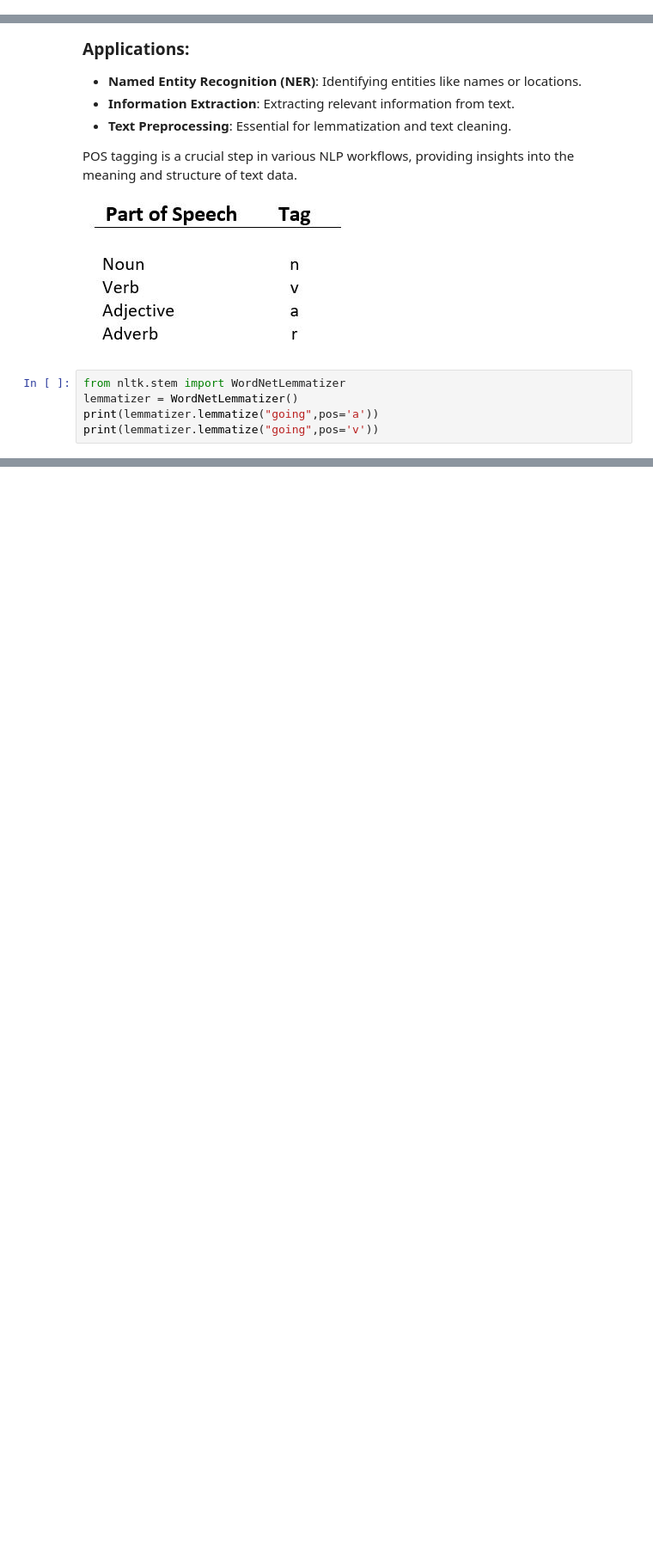
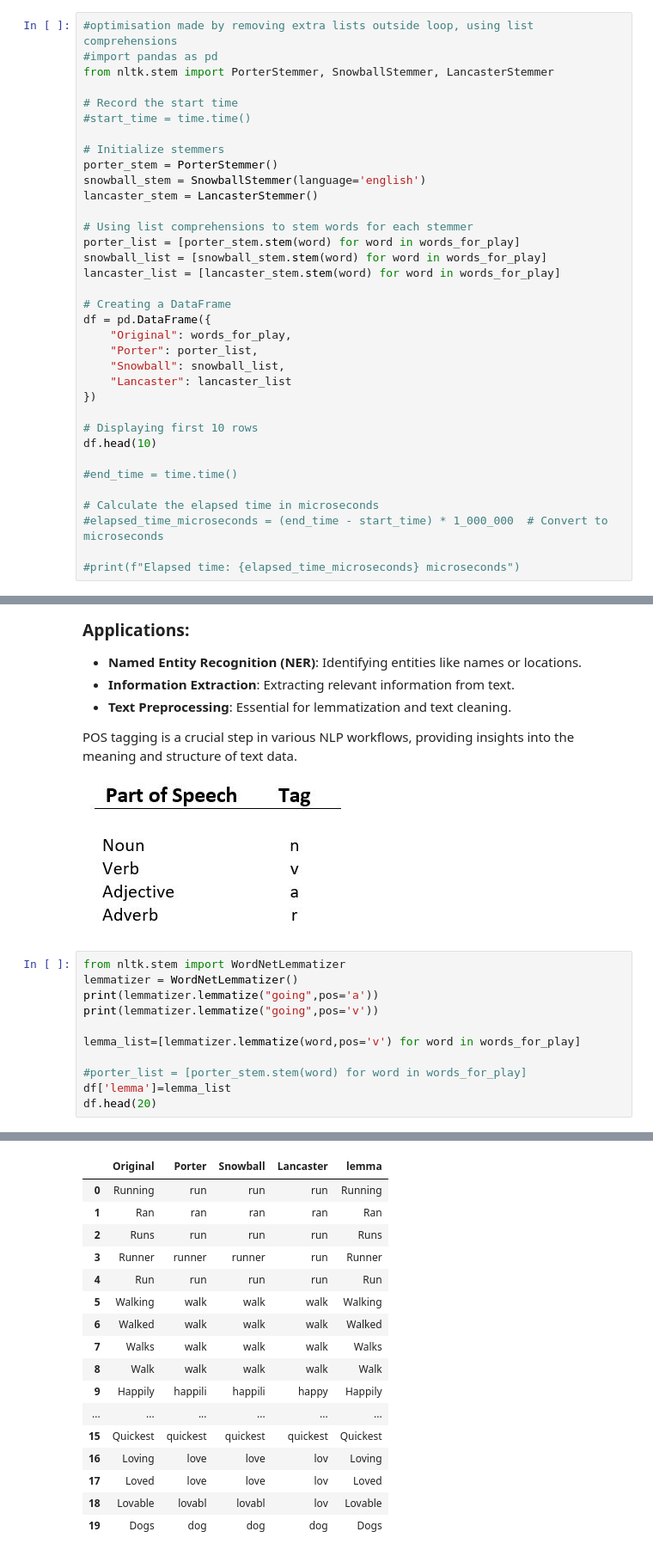
Before and after one commit to Arnab0014/nlpdemos, a Jupyter notebook: src/nlpdemos/nlpbasic.ipynb, the cells around one changed output, grey strips where cells are left out. Shown at 86% size. Cells and saved outputs as stored; diff of their text form; blank space fills up the shorter version.

Commit message:
Added lemmatization

```diff
--- a/src/nlpdemos/nlpbasic.ipynb
+++ b/src/nlpdemos/nlpbasic.ipynb
@@ -425,0 +354,35 @@ SyntaxError: invalid syntax (3766142595.py, line 3)
+# %%
+#optimisation made by removing extra lists outside loop, using list comprehensions
+#import pandas as pd
+from nltk.stem import PorterStemmer, SnowballStemmer, LancasterStemmer
+
+# Record the start time
+#start_time = time.time()
+
+# Initialize stemmers
+porter_stem = PorterStemmer()
+snowball_stem = SnowballStemmer(language='english')
+lancaster_stem = LancasterStemmer()
+
+# Using list comprehensions to stem words for each stemmer
+porter_list = [porter_stem.stem(word) for word in words_for_play]
+snowball_list = [snowball_stem.stem(word) for word in words_for_play]
+lancaster_list = [lancaster_stem.stem(word) for word in words_for_play]
+
+# Creating a DataFrame
+df = pd.DataFrame({
+    "Original": words_for_play,
+    "Porter": porter_list,
+    "Snowball": snowball_list,
+    "Lancaster": lancaster_list
+})
+
+# Displaying first 10 rows
+df.head(10)
+
+#end_time = time.time()
+
+# Calculate the elapsed time in microseconds
+#elapsed_time_microseconds = (end_time - start_time) * 1_000_000  # Convert to microseconds
+
+#print(f"Elapsed time: {elapsed_time_microseconds} microseconds")
@@ -509,8 +484,31 @@ POS tagging is a crucial step in various NLP workflows, providing insights into
 # %%
 from nltk.stem import WordNetLemmatizer
 lemmatizer = WordNetLemmatizer()
 print(lemmatizer.lemmatize("going",pos='a'))
 print(lemmatizer.lemmatize("going",pos='v'))
+
+lemma_list=[lemmatizer.lemmatize(word,pos='v') for word in words_for_play]
+
+#porter_list = [porter_stem.stem(word) for word in words_for_play]
+df['lemma']=lemma_list
+df.head(20)
 # %% [output]
 going
 go
+|  | Original | Porter | Snowball | Lancaster | lemma |
+| 0 | Running | run | run | run | Running |
+| 1 | Ran | ran | ran | ran | Ran |
+| 2 | Runs | run | run | run | Runs |
+| 3 | Runner | runner | runner | run | Runner |
+| 4 | Run | run | run | run | Run |
+| 5 | Walking | walk | walk | walk | Walking |
+| 6 | Walked | walk | walk | walk | Walked |
+| 7 | Walks | walk | walk | walk | Walks |
+| 8 | Walk | walk | walk | walk | Walk |
+| 9 | Happily | happili | happili | happy | Happily |
+| ... | ... | ... | ... | ... | ... |
+| 15 | Quickest | quickest | quickest | quickest | Quickest |
+| 16 | Loving | love | love | lov | Loving |
+| 17 | Loved | love | love | lov | Loved |
+| 18 | Lovable | lovabl | lovabl | lov | Lovable |
+| 19 | Dogs | dog | dog | dog | Dogs |
```
Also changed, not shown: parts of 11 cells of this notebook.
